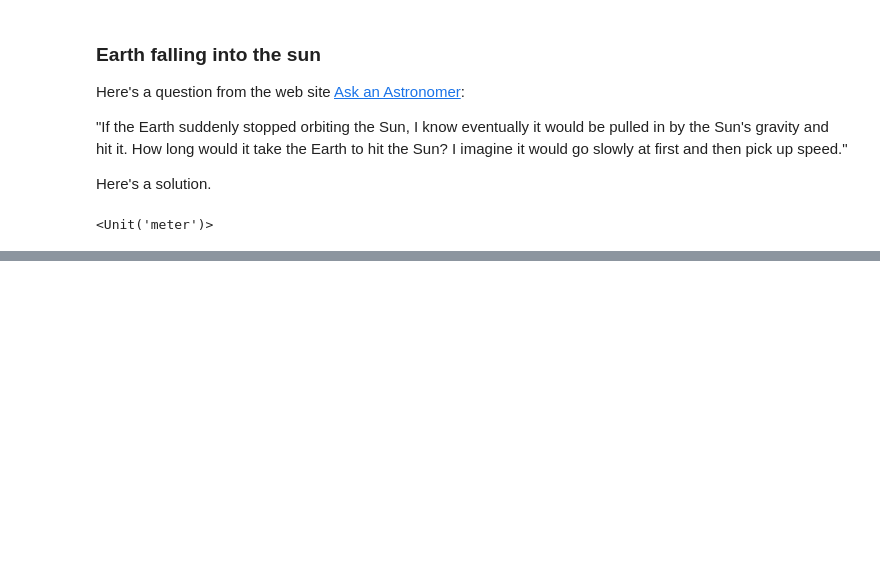
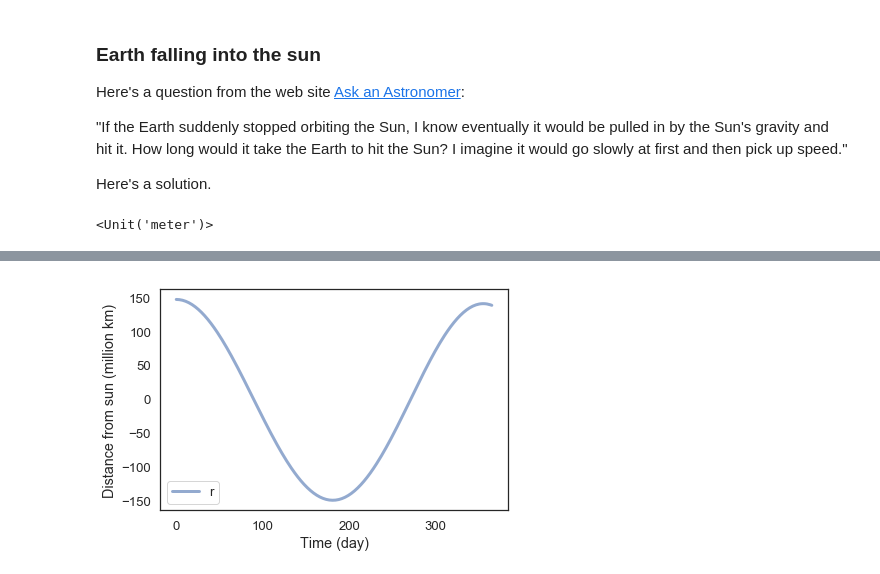
Before and after one commit to sbansal22/ModSimPy, a Jupyter notebook: code/orbit_homework.ipynb, the cells around one changed output, grey strips where cells are left out. Drawn from its saved outputs; the diff is of its cells as text; code cells hidden in the pictures; blank space fills up the shorter version.

```diff
--- a/code/orbit_homework.ipynb
+++ b/code/orbit_homework.ipynb
@@ -167,0 +242,7 @@ decorate(xlabel='Time (day)',
+# %%
+plot(x, label='r')
+
+decorate(xlabel='Time (day)',
+         ylabel='Distance from sun (million km)')
+# %% [output]
+[figure, added]
```
Also changed, not shown: parts of 21 cells of this notebook.
